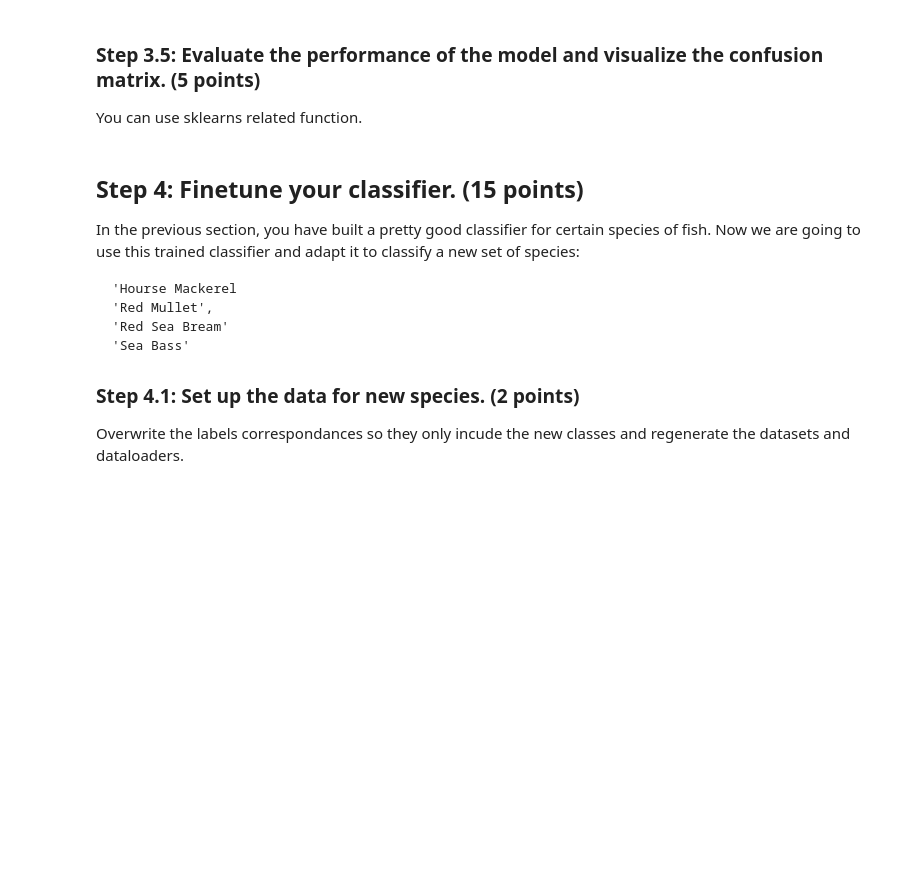
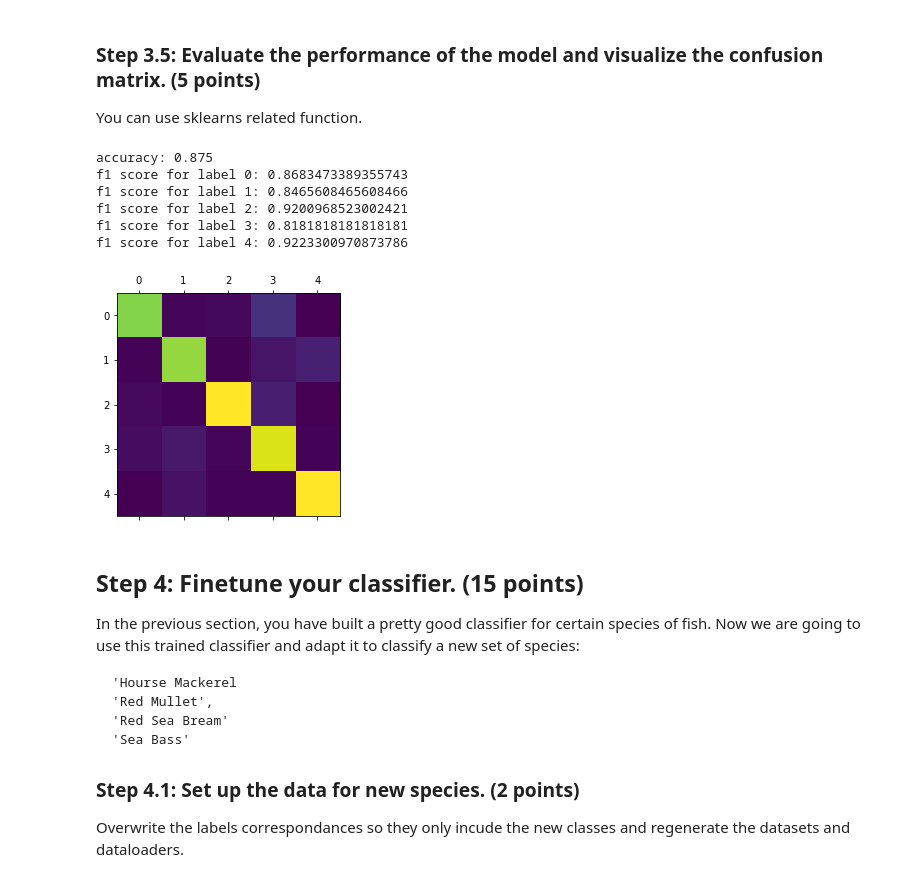
Before and after one commit to NaraS91/Computer_Vision_2022, a Jupyter notebook: coursework_02/coursework_02.ipynb, the cells around one changed output. Drawn from its saved outputs; the diff is of its cells as text; code cells hidden in the pictures; blank space fills up the shorter version.

```diff
--- a/coursework_02/coursework_02.ipynb
+++ b/coursework_02/coursework_02.ipynb
@@ -248,6 +282,10 @@ for epoch in tqdm(range(epochs)):
     for imgs, labs in train_dataloader:
         # Get a batch of training data and train the model
         #### ADD YOUR CODE HERE ####
-
+        optimizer.zero_grad()
+        out = model(imgs)
+        loss = criterion(out, labs.to(torch.device("cuda")))
+        loss.backward()
+        optimizer.step()
         loss_curve += [loss.item()]
     print('--- Iteration {0}: training loss = {1:.4f} ---'.format(epoch + 1, np.array(loss_curve).mean()))
@@ -256,3 +308,4 @@ for epoch in tqdm(range(epochs)):
 # %%
 # Deploy the model
 #### ADD YOUR CODE HERE ####
+model.train(False)
@@ -265,3 +329,39 @@ You can use sklearns related function.
+# %%
+#### ADD YOUR CODE HERE ####
+def eval(model, class_num, test_dataloader):
+  conf_matrix = [[0] * class_num for _ in range(class_num)]
+  accuracy = 0
+  precision = [0] * class_num
+  recall = [0] * class_num
+  all = 0
+  for imgs, labs in test_dataloader:
+    predictions = model(imgs)
+    for (prediction, label) in zip(predictions, labs):
+      conf_matrix[label.item()][torch.argmax(prediction).item()] += + 1
+
+  for label, preds in enumerate(conf_matrix):
+    all += sum(preds)
+    accuracy += conf_matrix[label][label]
+    precision[label] = conf_matrix[label][label] / sum(preds)
+    recall[label] = conf_matrix[label][label] / sum([conf_matrix[i][label] for i in range(len(preds))])
+  accuracy /= all
+
+  print("accuracy: {}".format(accuracy))
+  for label, _ in enumerate(conf_matrix):
+    f1_score = 2 * precision[label] * recall[label] / (precision[label] + recall[label])
+    print("f1 score for label {}: {}".format(label, f1_score))
+  plt.matshow(conf_matrix)
+  plt.show()
+
+eval(model, 5, test_dataloader)
+# %% [output]
+accuracy: 0.875
+f1 score for label 0: 0.8683473389355743
+f1 score for label 1: 0.8465608465608466
+f1 score for label 2: 0.9200968523002421
+f1 score for label 3: 0.8181818181818181
+f1 score for label 4: 0.9223300970873786
+[figure, added]
 # %% [markdown]
 ## Step 4: Finetune your classifier. (15 points)
 
```
Also changed, not shown: parts of 11 cells of this notebook.
